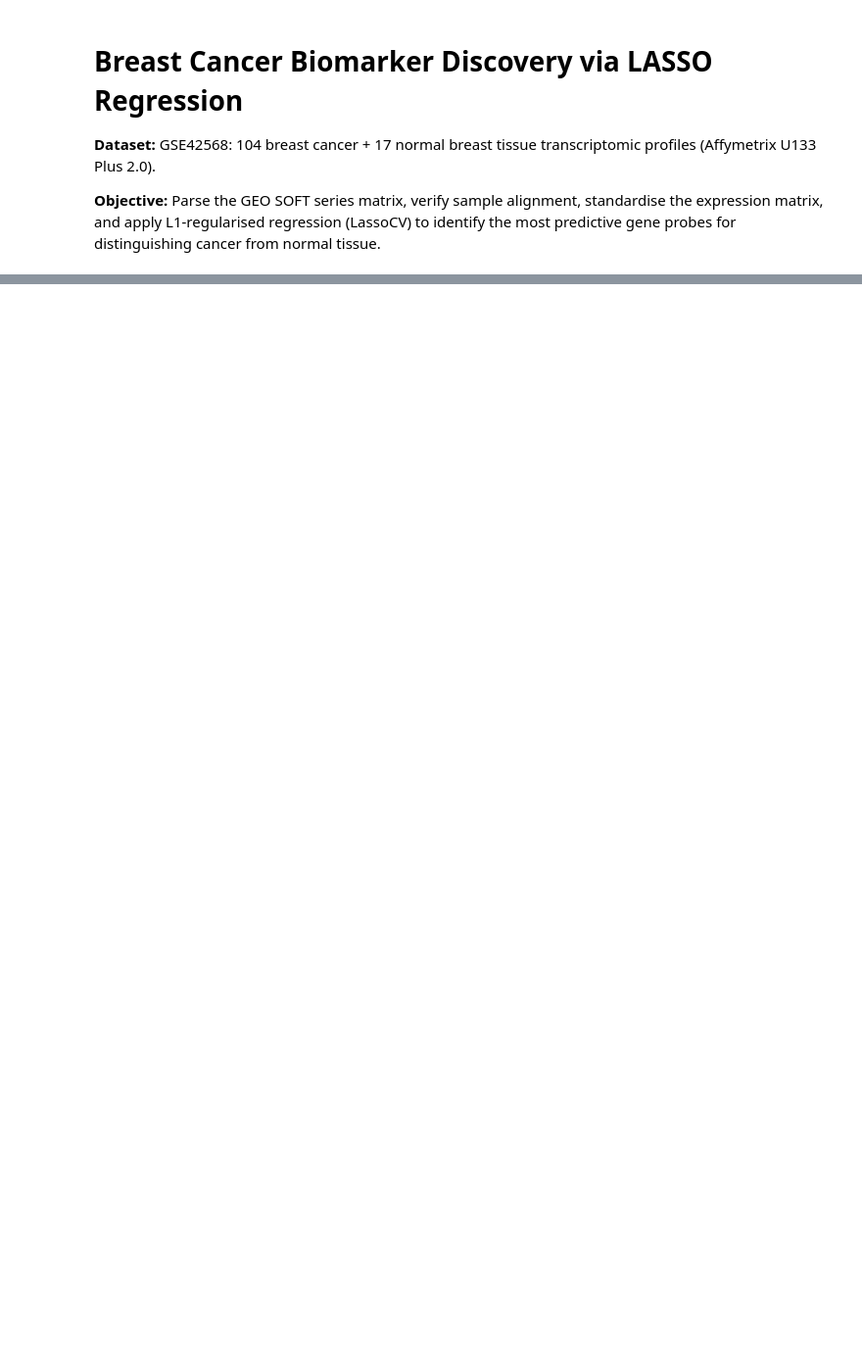
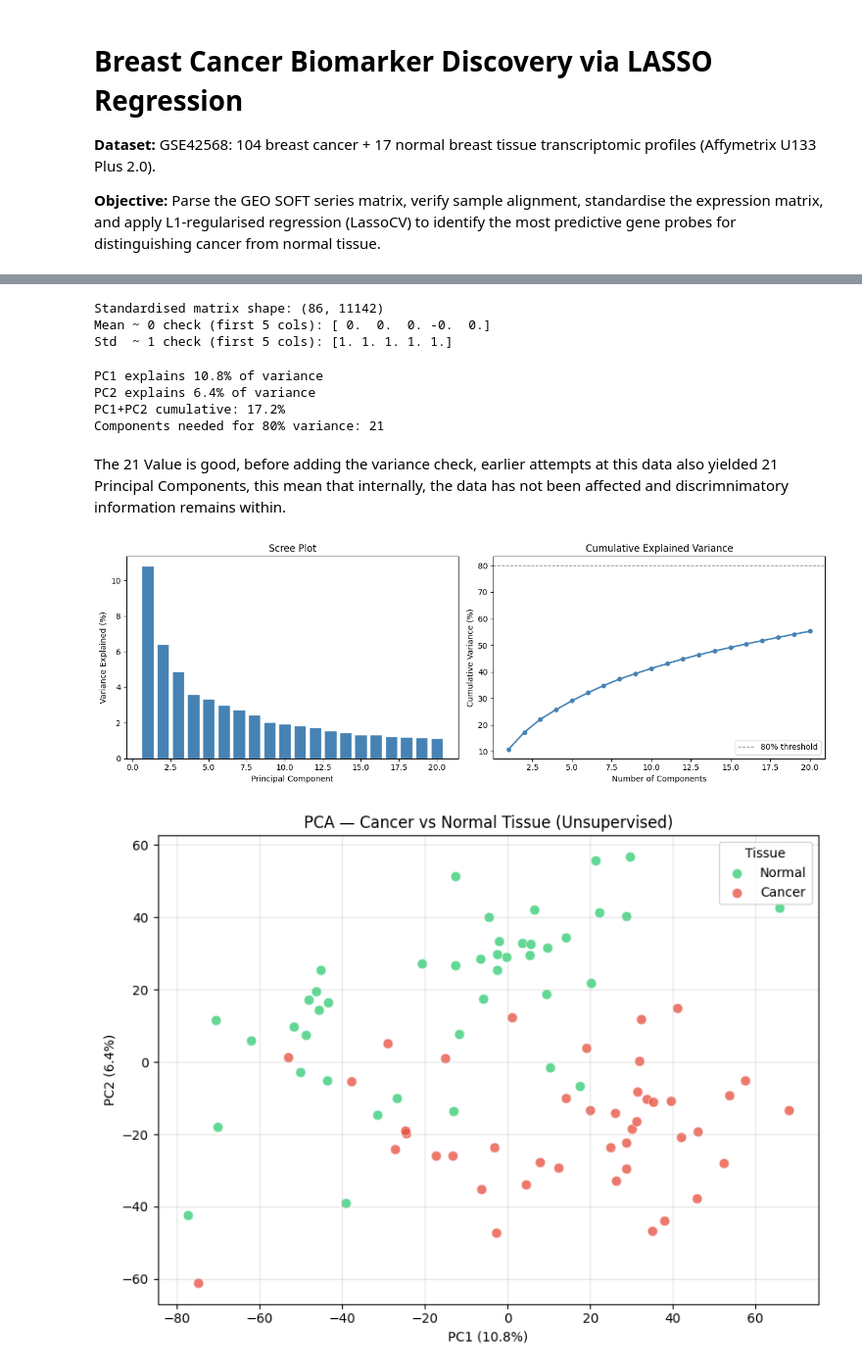
Before and after one commit to Xerass/breast-cancer-biomarker-analysis, a Jupyter notebook: analysis.ipynb, the cells around one changed output, grey strips where cells are left out. Shown at 98% size. Drawn from its saved outputs; the diff is of its cells as text; code cells hidden in the pictures; blank space fills up the shorter version.

```diff
--- a/analysis.ipynb
+++ b/analysis.ipynb
@@ -473,0 +265,76 @@ plt.show()
+# %%
+#Standardize
+#LASSO expects standardized datasets (it will mathematically work still though) unscaled datasets will
+#suffer from scales getting too large and creating a much more punishing model
+#all it does is add noise, as such scaling is mandatory for LASSO to work as expected.
+
+scaler = StandardScaler()
+X_scaled = scaler.fit_transform(X_filtered)
+
+print(f"Standardised matrix shape: {X_scaled.shape}")
+
+#scaled data should have 0 mean and 1 SD
+print(f"Mean ~ 0 check (first 5 cols): {X_scaled.mean(axis=0)[:5].round(6)}")
+print(f"Std  ~ 1 check (first 5 cols): {X_scaled.std(axis=0)[:5].round(6)}")
+# %% [output]
+Standardised matrix shape: (86, 11142)
+Mean ~ 0 check (first 5 cols): [ 0.  0.  0. -0.  0.]
+Std  ~ 1 check (first 5 cols): [1. 1. 1. 1. 1.]
+# %%
+#Secondary PCA Diagnostic Post-Scaling
+pca_full = PCA(n_components=min(20, X_scaled.shape[0]))
+X_pca = pca_full.fit_transform(X_scaled)
+
+explained = pca_full.explained_variance_ratio_
+cumulative = np.cumsum(explained)
+
+print(f"PC1 explains {explained[0]*100:.1f}% of variance")
+print(f"PC2 explains {explained[1]*100:.1f}% of variance")
+print(f"PC1+PC2 cumulative: {cumulative[1]*100:.1f}%")
+print(f"Components needed for 80% variance: {np.searchsorted(cumulative, 0.80) + 1}")
+# %% [output]
+PC1 explains 10.8% of variance
+PC2 explains 6.4% of variance
+PC1+PC2 cumulative: 17.2%
+Components needed for 80% variance: 21
+# %% [markdown]
+The 21 Value is good, before adding the variance check, earlier attempts at this data also yielded 21 Principal Components, this mean that internally, the data has not been affected and discrimnimatory information remains within.
+# %%
+# scree plot
+fig, axes = plt.subplots(1, 2, figsize=(13, 4.5))
+axes[0].bar(range(1, len(explained)+1), explained * 100,
+            color='steelblue', edgecolor='white')
+axes[0].set_xlabel('Principal Component')
+axes[0].set_ylabel('Variance Explained (%)')
+axes[0].set_title('Scree Plot')
+
+axes[1].plot(range(1, len(cumulative)+1), cumulative * 100,
+             'o-', color='steelblue', lw=2, markersize=5)
+axes[1].axhline(80, ls='--', color='grey', lw=1, label='80% threshold')
+axes[1].set_xlabel('Number of Components')
+axes[1].set_ylabel('Cumulative Variance (%)')
+axes[1].set_title('Cumulative Explained Variance')
+axes[1].legend()
+fig.tight_layout()
+plt.show()
+
+# PCA scatter
+labels_str = np.where(y == 0, 'Normal', 'Cancer')
+colors_map = {'Normal': '#2ecc71', 'Cancer': '#e74c3c'}
+
+fig, ax = plt.subplots(figsize=(8, 6))
+for label in ['Normal', 'Cancer']:
+    mask = labels_str == label
+    ax.scatter(X_pca[mask, 0], X_pca[mask, 1],
+               c=colors_map[label], label=label, s=60,
+               alpha=0.75, edgecolors='white', lw=0.5)
+ax.set_xlabel(f'PC1 ({explained[0]*100:.1f}%)')
+ax.set_ylabel(f'PC2 ({explained[1]*100:.1f}%)')
+ax.set_title('PCA — Cancer vs Normal Tissue (Unsupervised)')
+ax.legend(title='Tissue', frameon=True)
+ax.grid(True, alpha=0.3)
+fig.tight_layout()
+plt.show()
+# %% [output]
+[figure, added]
+[figure, added]
```
Also changed, not shown: parts of 49 cells of this notebook, 1 other file.
